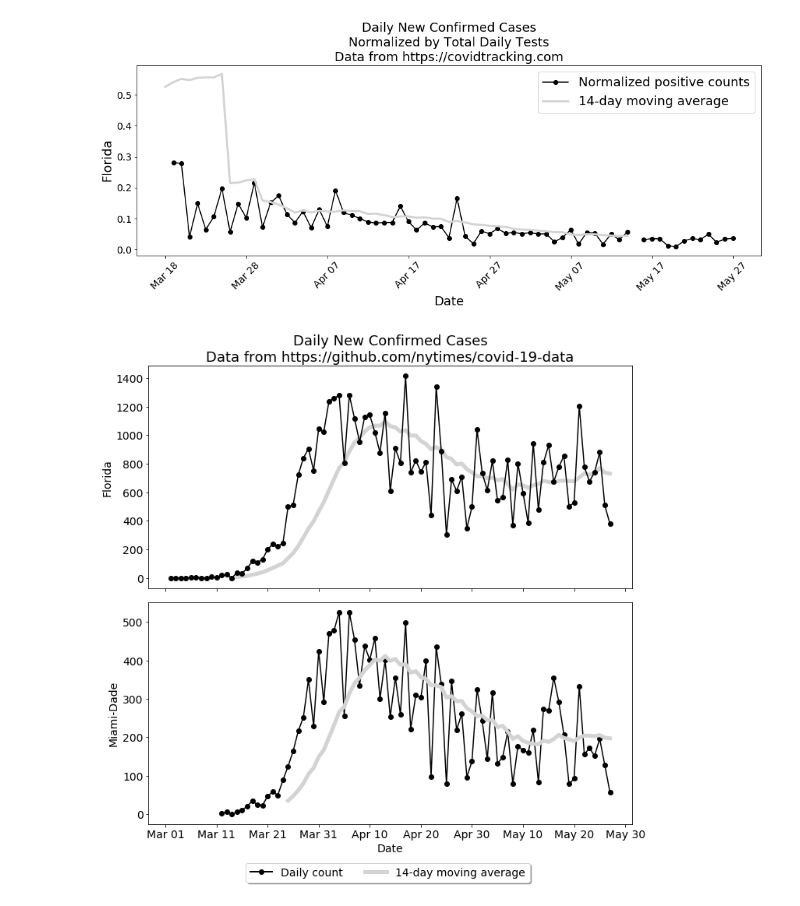
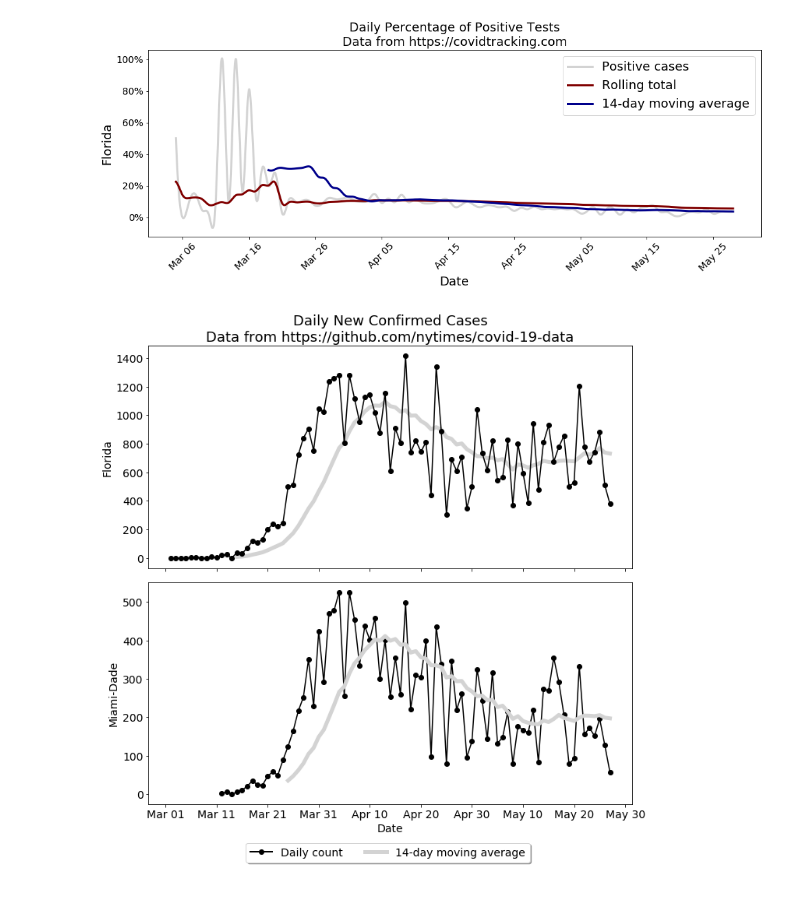
Before and after one commit to mdgrossi/covid19, a Jupyter notebook: cases.ipynb, the cells around one changed output. Drawn from its saved outputs; the diff is of its cells as text; code cells hidden in the pictures.

```diff
--- a/cases.ipynb
+++ b/cases.ipynb
@@ -30,0 +41,14 @@ for cnty, data in county.groupby('county'):
+# %%
+newTimes = pd.date_range(dailyPercent.index[0], dailyPercent.index[-1], freq='1H')
+# %%
+spl = make_interp_spline(dailyPercent.index, dailyPercent, k=3)  # type: BSpline
+dailyPercentSmooth = pd.Series(spl(newTimes), index=newTimes)
+# %%
+# Calculate total percent
+totalPercent = (historic.positive/historic.totalTestResults)*100
+
+# Sort, interpolate NAs produced from divide by zero, omit leading NA
+totalPercent = totalPercent[::-1].interpolate().dropna()
+# %%
+spl = make_interp_spline(totalPercent.index, totalPercent, k=3)  # type: BSpline
+totalPercentSmooth = pd.Series(spl(newTimes), index=newTimes)
@@ -36,22 +76,25 @@ firstDate = normalized.dropna().index[0] + pd.Timedelta(days=14)
 # %%
 fig, ax = plt.subplots(1,1, figsize=(16,5))
-ax.plot(normalized.loc[firstDate:], '-o', color='black',
-        label='Normalized positive counts')
-ax.plot(normalized.rolling(14).mean(), linewidth=3, color='lightgrey',
+ax.plot(dailyPercentSmooth, linewidth=3, color='lightgrey',
+        label='Positive cases')
+ax.plot(totalPercentSmooth, linewidth=3, color='maroon',
+        label='Rolling total')
+ax.plot(dailyPercentSmooth.rolling(14*24).mean(), linewidth=3, color='darkblue',
         label='14-day moving average')
-ax.set_title('Daily New Confirmed Cases\nNormalized by Total Daily Tests\n'\
+ax.set_title('Daily Percentage of Positive Tests\n'\
               'Data from https://covidtracking.com',
               fontsize=18)
 ax.tick_params(axis='x', labelsize=14, labelrotation=45)
 ax.tick_params(axis='y', labelsize=14)
+ax.set_xlabel('Date', fontsize=18)
+ax.set_ylabel(s, fontsize=18)
 ax.xaxis.set_major_locator(mdates.DayLocator(interval=10))
 ax.xaxis.set_major_formatter(mdates.DateFormatter('%b %d'))
-ax.set_xlabel('Date', fontsize=18)
-ax.set_ylabel(s, fontsize=18)
+ax.yaxis.set_major_formatter(mtick.PercentFormatter())
 ax.legend(loc='upper right', fontsize=18)
 plt.show()
 # %% [output]
-[figure, old version]
+[figure, new version]
 # %%
 # Make plot
 fig, (ax1, ax2) = plt.subplots(2, 1, figsize=(10, 10), sharex=True)
```
Also changed, not shown: parts of 6 cells of this notebook, 21 other files.
